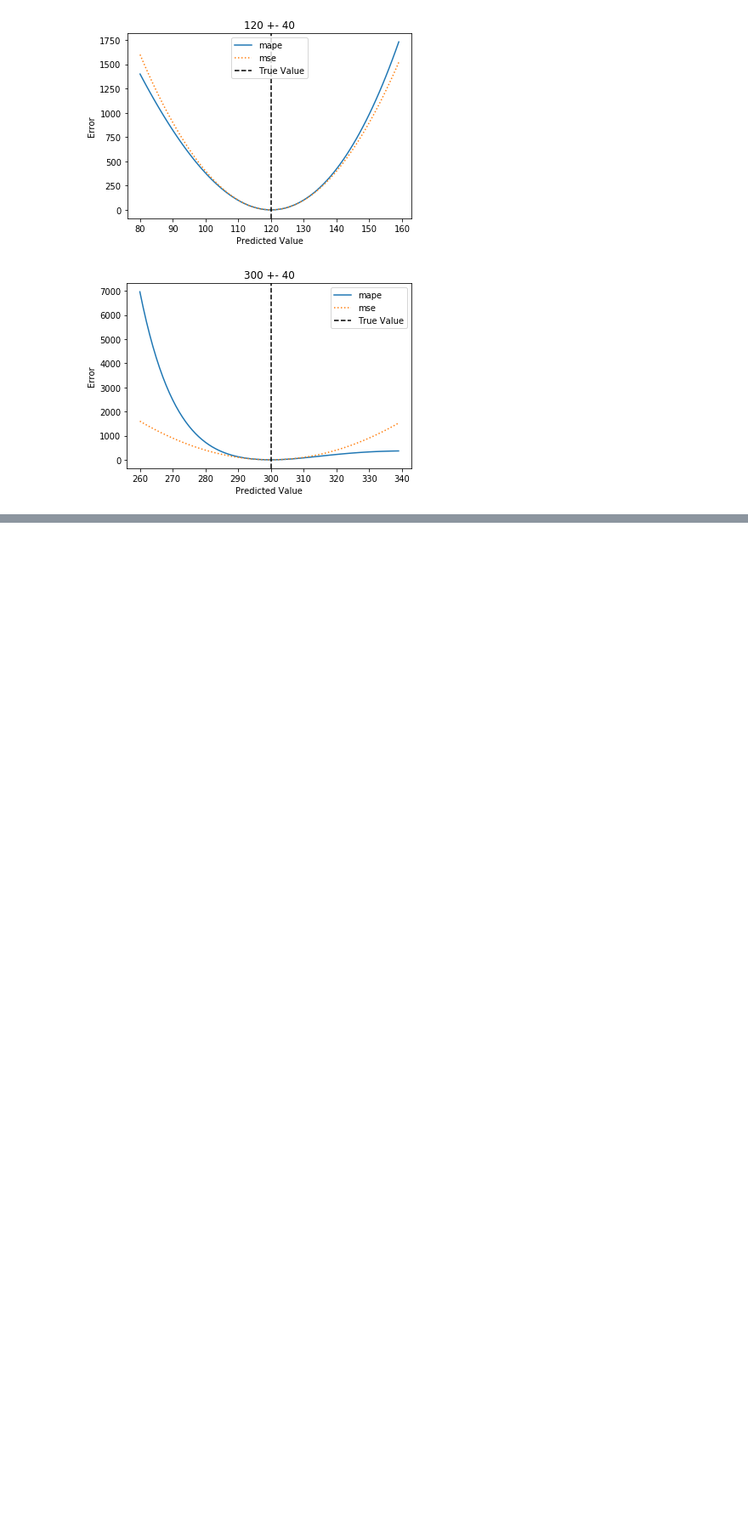
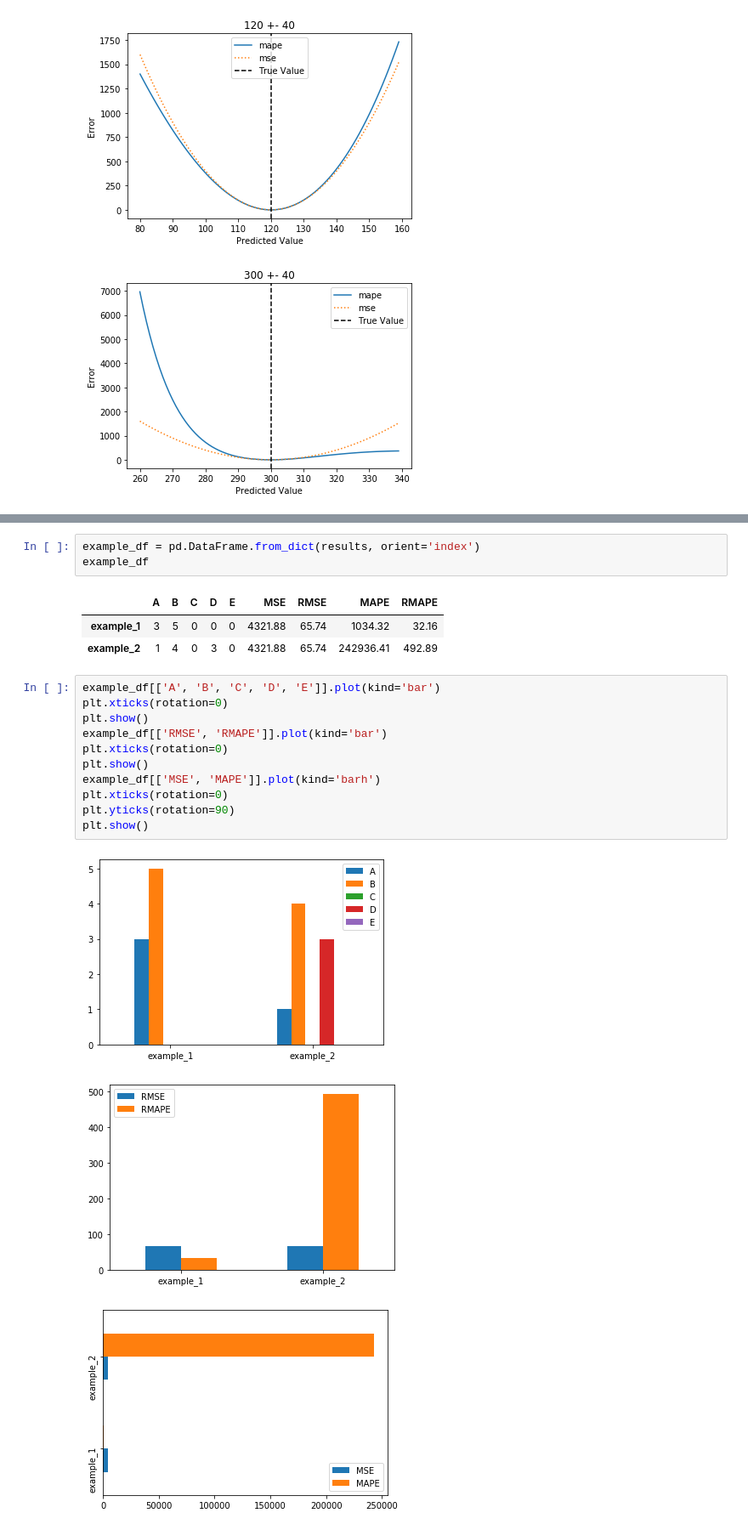
Before and after one commit to spitoglou/madex, a Jupyter notebook: experiments.ipynb, the cells around one changed output, grey strips where cells are left out. Shown at 85% size. Cells and saved outputs as stored; diff of their text form; blank space fills up the shorter version.

```diff
--- a/experiments.ipynb
+++ b/experiments.ipynb
@@ -79,0 +166,22 @@ show_per_true_value(300, 40)
+# %%
+example_df = pd.DataFrame.from_dict(results, orient='index')
+example_df
+# %% [output]
+|  | A | B | C | D | E | MSE | RMSE | MAPE | RMAPE |
+| example_1 | 3 | 5 | 0 | 0 | 0 | 4321.88 | 65.74 | 1034.32 | 32.16 |
+| example_2 | 1 | 4 | 0 | 3 | 0 | 4321.88 | 65.74 | 242936.41 | 492.89 |
+# %%
+example_df[['A', 'B', 'C', 'D', 'E']].plot(kind='bar')
+plt.xticks(rotation=0)
+plt.show()
+example_df[['RMSE', 'RMAPE']].plot(kind='bar')
+plt.xticks(rotation=0)
+plt.show()
+example_df[['MSE', 'MAPE']].plot(kind='barh')
+plt.xticks(rotation=0)
+plt.yticks(rotation=90)
+plt.show()
+# %% [output]
+[figure, added]
+[figure, added]
+[figure, added]
```
Also changed, not shown: parts of 8 cells of this notebook, 1 other file.
